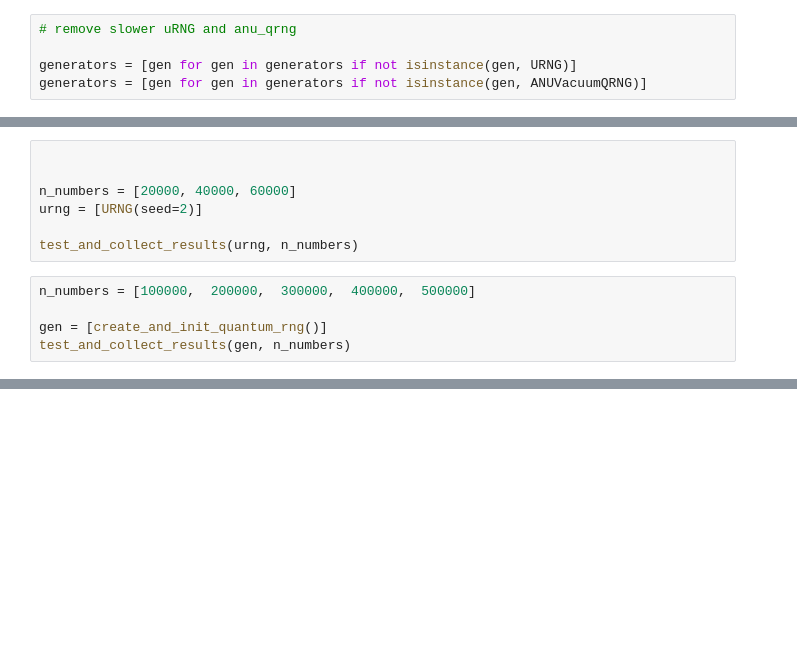
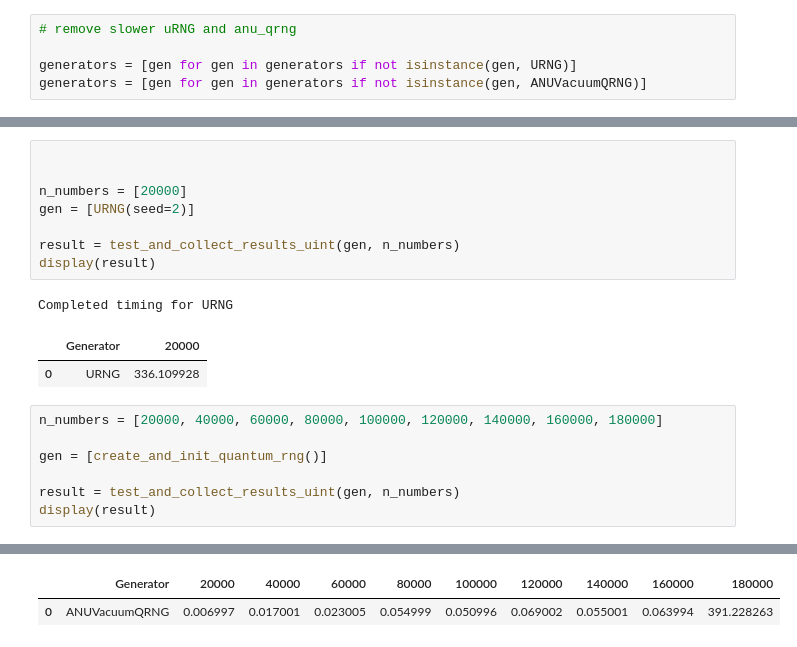
Before and after one commit to lsok02/IPOWBDB, a Jupyter notebook: noteboooks/P11.ipynb, the cells around one changed output, grey strips where cells are left out. Saved outputs shown, nothing was run; the diff lists cells and outputs as text; blank space fills up the shorter version.

```diff
--- a/noteboooks/P11.ipynb
+++ b/noteboooks/P11.ipynb
@@ -413,12 +415,20 @@ Completed timing for MRG32k3a
 # %%
 
 
-n_numbers = [20000, 40000, 60000]
-urng = [URNG(seed=2)]
+n_numbers = [20000]
+gen = [URNG(seed=2)]
 
-test_and_collect_results(urng, n_numbers)
+result = test_and_collect_results_uint(gen, n_numbers)
+display(result)
+# %% [output]
+Completed timing for URNG
+|  | Generator | 20000 |
+| 0 | URNG | 336.109928 |
 # %%
-n_numbers = [100000,  200000,  300000,  400000,  500000]
+n_numbers = [20000, 40000, 60000, 80000, 100000, 120000, 140000, 160000, 180000]
 
 gen = [create_and_init_quantum_rng()]
-test_and_collect_results(gen, n_numbers)
+
+result = test_and_collect_results_uint(gen, n_numbers)
+display(result)
+# %% [output]
@@ -424,0 +452,2 @@ test_and_collect_results(gen, n_numbers)
+|  | Generator | 20000 | 40000 | 60000 | 80000 | 100000 | 120000 | 140000 | 160000 | 180000 |
+| 0 | ANUVacuumQRNG | 0.006997 | 0.017001 | 0.023005 | 0.054999 | 0.050996 | 0.069002 | 0.055001 | 0.063994 | 391.228263 |
```
Also changed, not shown: parts of 11 cells of this notebook, 2 other files.
